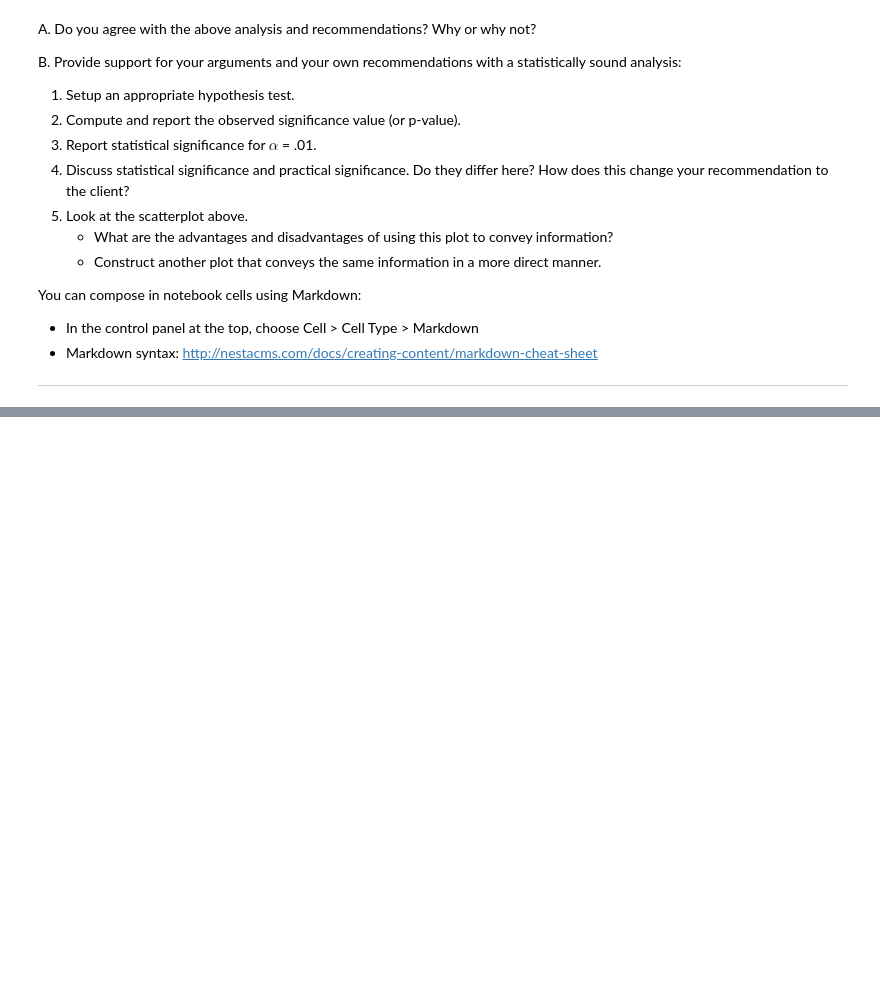
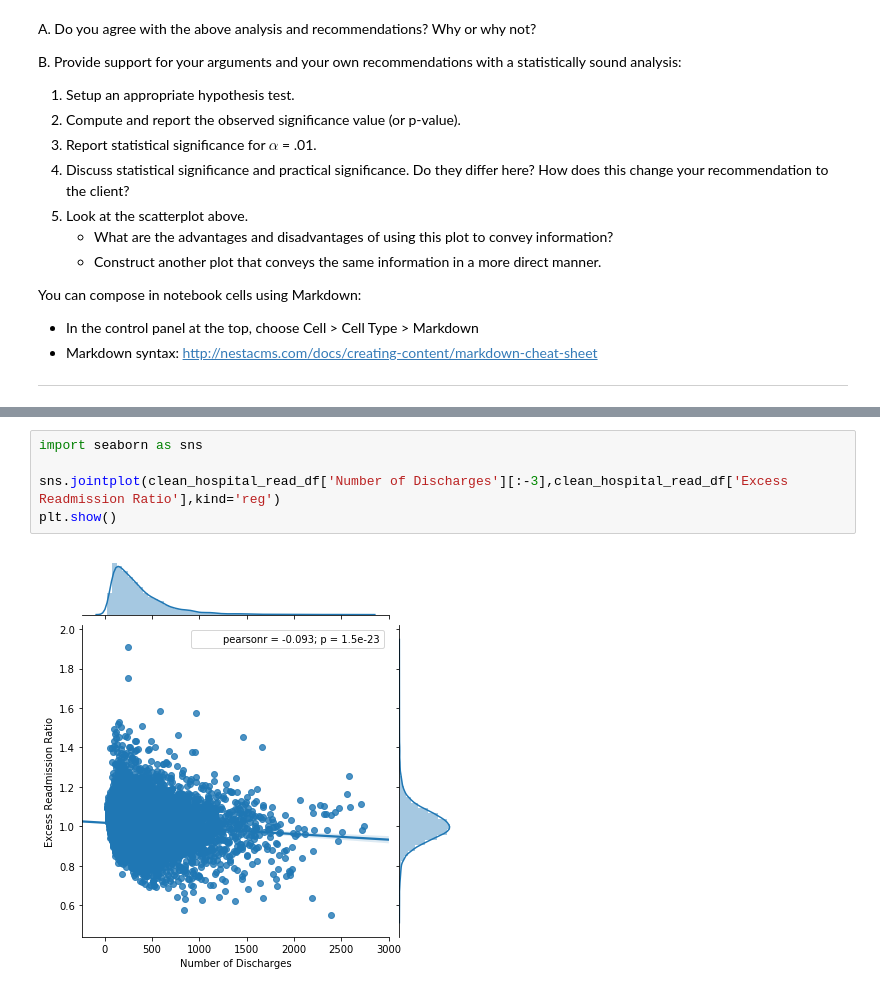
Before and after one commit to JonWeb19/springboard, a Jupyter notebook: hospital_readmit/sliderule_dsi_inferential_statistics_exercise_3.ipynb, the cells around one changed output, grey strips where cells are left out. Drawn from its saved outputs; the diff is of its cells as text; blank space fills up the shorter version.

```diff
--- a/hospital_readmit/sliderule_dsi_inferential_statistics_exercise_3.ipynb
+++ b/hospital_readmit/sliderule_dsi_inferential_statistics_exercise_3.ipynb
@@ -180,0 +178,7 @@ print(b_sample_moe)
+# %%
+import seaborn as sns
+
+sns.jointplot(clean_hospital_read_df['Number of Discharges'][:-3],clean_hospital_read_df['Excess Readmission Ratio'],kind='reg')
+plt.show()
+# %% [output]
+[figure, added]
```
Also changed, not shown: parts of 18 cells of this notebook.
